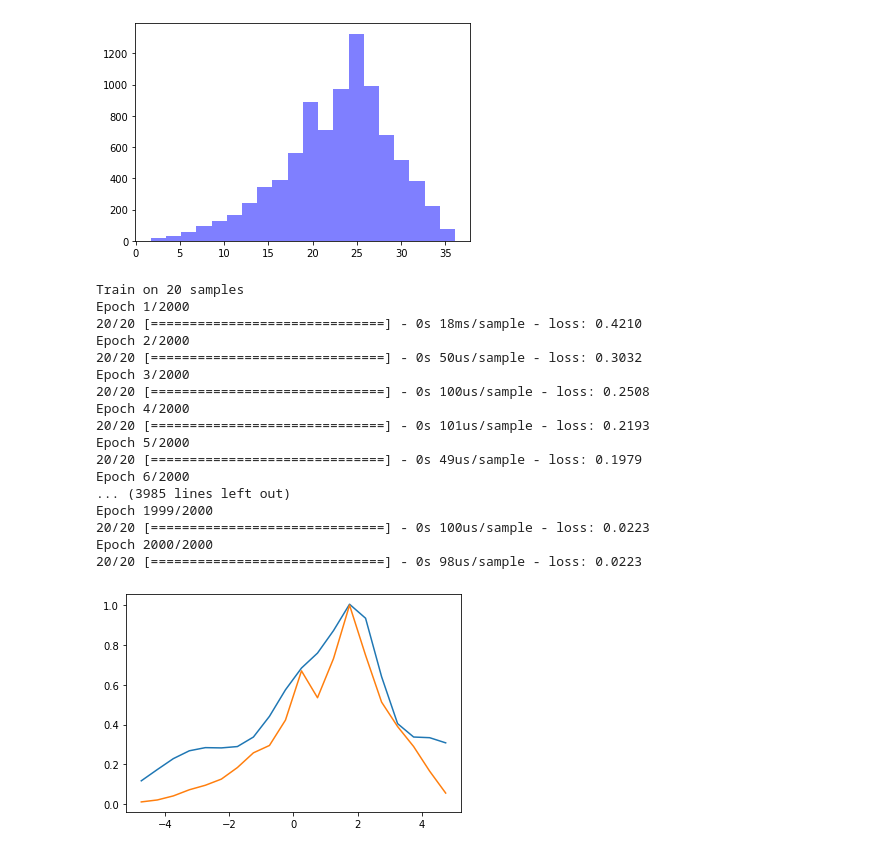
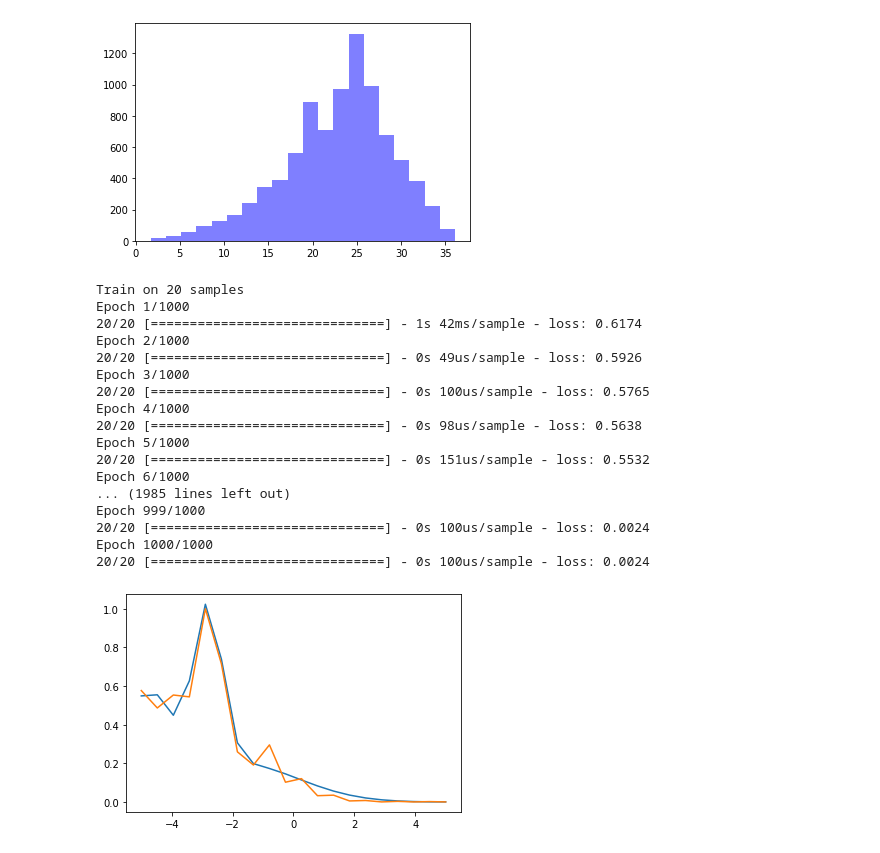
Before and after one commit to Markfryazino/ASHRAE-AMI-number, a Jupyter notebook: Data analysis and Linear Regression.ipynb, the cells around one changed output. Drawn from its saved outputs; the diff is of its cells as text; code cells hidden in the pictures.

Commit message:
Model-making unified for any site_id

```diff
--- a/Data analysis and Linear Regression.ipynb
+++ b/Data analysis and Linear Regression.ipynb
@@ -134,12 +135,17 @@ plt.show()
 testing_site_id = testing_site_id.drop('precip_depth_1_hr', axis=1)
 # %%
 # let's fit normal distribution on our data
-y, x, patches = plt.hist(testing_site_id['air_temperature'], num_bins, facecolor='blue', alpha=0.5)
-x = np.array(x[:-1], dtype='float32')
-y = np.array(y, dtype='float32')
+def get_in_columns(column, testing_site_id):
+    y, x, patches = plt.hist(testing_site_id[column], num_bins, facecolor='blue', alpha=0.5)
+    x = np.array(x[:-1], dtype='float32')
+    y = np.array(y, dtype='float32')
 
-x = ((x - x.mean())/x.max())*10
-y /= y.max()
+    x = ((x - x.mean())/x.max())*10
+    y /= y.max()
+
+    return x, y
+
+x, y = get_in_columns('air_temperature', testing_site_id)
 # %% [output]
 [figure]
 # %%
@@ -174,42 +180,47 @@ class DestributionLayer(layers.Layer):
 # %%
 def loss(y, y_pred):
     return tf.reduce_mean((y_pred-y)**2)
 def maxis(y):
     return tf.reduce_max(y)
 
-inputs_ = layers.Input((1,))
-sp = []
-for i in range(5):
-    sp.append(DestributionLayer((np.random.rand(1)*2-1)*2, 0.1)(inputs_))
-predictions = sum(sp)
+def distribution_model(num_layers):
+    inputs_ = layers.Input((1,))
+    sp = []
+    for i in range(5):
+        sp.append(DestributionLayer((np.random.rand(1)*2-1)*2, 0.5)(inputs_))
+    predictions = sum(sp)
 
-model = tf.keras.Model(
-        inputs=inputs_,
-        outputs=predictions)
+    model_ = tf.keras.Model(
+            inputs=inputs_,
+            outputs=predictions)
 
-model.compile(optimizer=tf.keras.optimizers.SGD(0.2),
-              loss=loss)
+    model_.compile(optimizer=tf.keras.optimizers.RMSprop(0.01),
+                  loss=loss)
 
-model.fit(x, y, batch_size=len(x), epochs=2000)
+    return model_
+
+num_layers = 5
+model = distribution_model(num_layers)
+model.fit(x, y, batch_size=len(x), epochs=1000)
 plt.plot(x, model(x))
 plt.plot(x, y)
 plt.show()
 # %% [output]
 Train on 20 samples
-Epoch 1/2000
-20/20 [==============================] - 0s 18ms/sample - loss: 0.4210
-Epoch 2/2000
-20/20 [==============================] - 0s 50us/sample - loss: 0.3032
-Epoch 3/2000
-20/20 [==============================] - 0s 100us/sample - loss: 0.2508
-Epoch 4/2000
-20/20 [==============================] - 0s 101us/sample - loss: 0.2193
-Epoch 5/2000
-20/20 [==============================] - 0s 49us/sample - loss: 0.1979
-Epoch 6/2000
-... (3985 lines left out)
-Epoch 1999/2000
-20/20 [==============================] - 0s 100us/sample - loss: 0.0223
-Epoch 2000/2000
-20/20 [==============================] - 0s 98us/sample - loss: 0.0223
+Epoch 1/1000
+20/20 [==============================] - 1s 42ms/sample - loss: 0.6174
+Epoch 2/1000
+20/20 [==============================] - 0s 49us/sample - loss: 0.5926
+Epoch 3/1000
+20/20 [==============================] - 0s 100us/sample - loss: 0.5765
+Epoch 4/1000
+20/20 [==============================] - 0s 98us/sample - loss: 0.5638
+Epoch 5/1000
+20/20 [==============================] - 0s 151us/sample - loss: 0.5532
+Epoch 6/1000
+... (1985 lines left out)
+Epoch 999/1000
+20/20 [==============================] - 0s 100us/sample - loss: 0.0024
+Epoch 1000/1000
+20/20 [==============================] - 0s 100us/sample - loss: 0.0024
-[figure, old version]
+[figure, new version]
```
Also changed, not shown: parts of 7 cells of this notebook.
